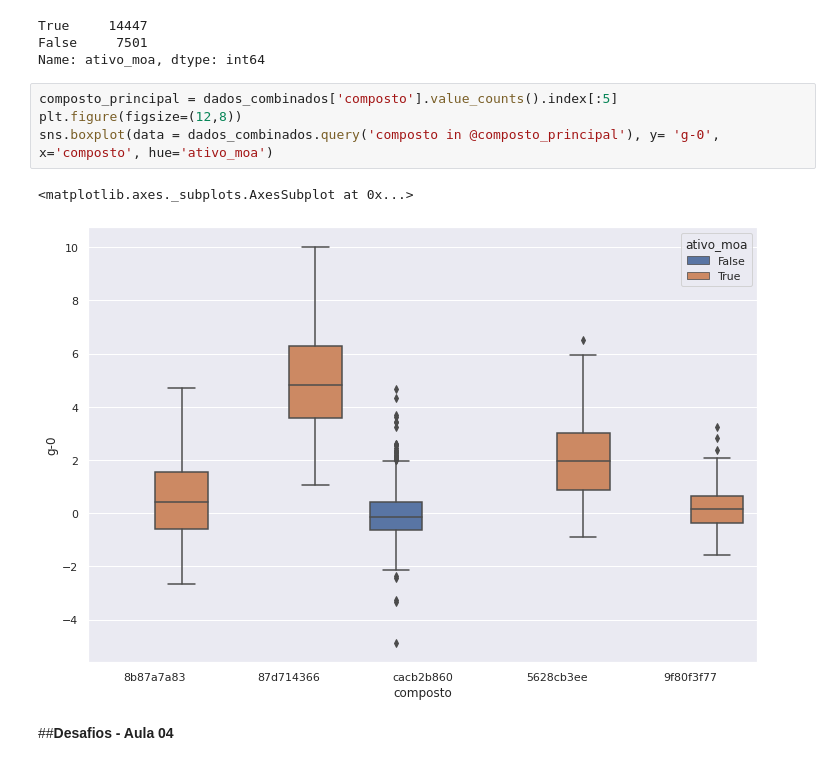
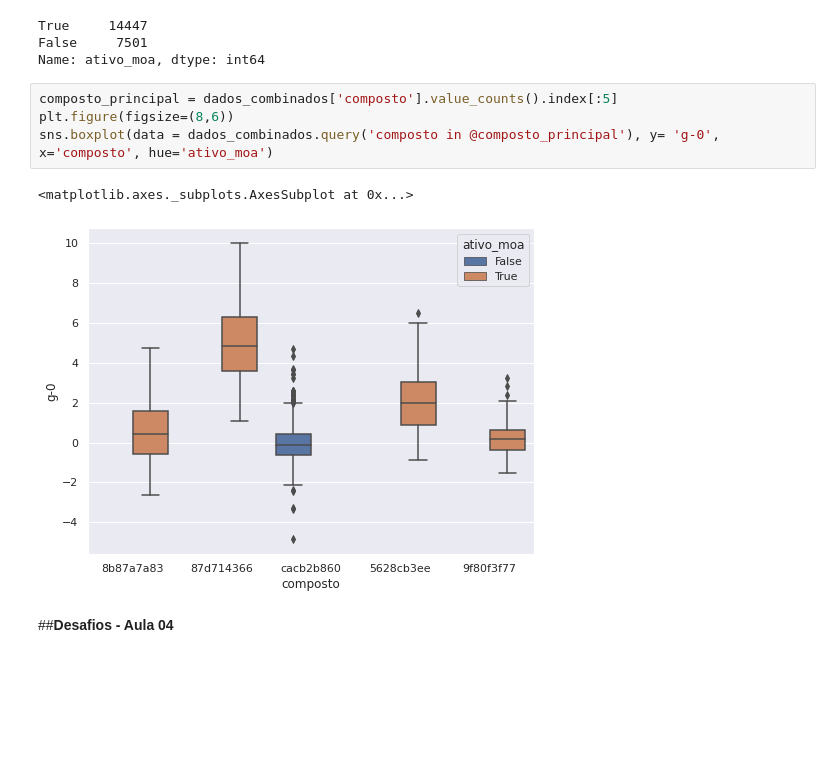
Before and after one commit to Andremarcucci98/ImersaoDados3--Alura, a Jupyter notebook: Imersao_Dados_Aula04.ipynb, the cells around one changed output. Drawn from its saved outputs; the diff is of its cells as text; blank space fills up the shorter version.

```diff
--- a/Imersao_Dados_Aula04.ipynb
+++ b/Imersao_Dados_Aula04.ipynb
@@ -393,11 +457,11 @@ False     7501
 Name: ativo_moa, dtype: int64
 # %%
 composto_principal = dados_combinados['composto'].value_counts().index[:5]
-plt.figure(figsize=(12,8))
+plt.figure(figsize=(8,6))
 sns.boxplot(data = dados_combinados.query('composto in @composto_principal'), y= 'g-0', x='composto', hue='ativo_moa')
 # %% [output]
 <matplotlib.axes._subplots.AxesSubplot at 0x...>
-[figure, old version]
+[figure, new version]
 # %% [markdown]
 ##**Desafios - Aula 04**
 # %%
```
Also changed, not shown: parts of 39 cells of this notebook.
